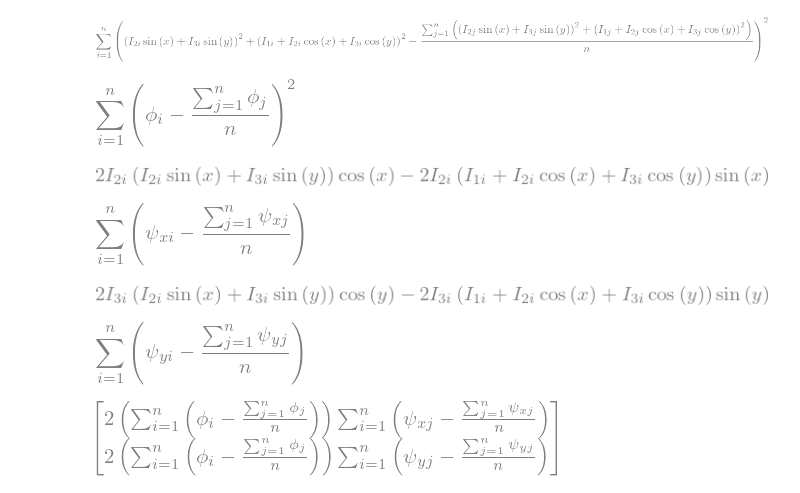
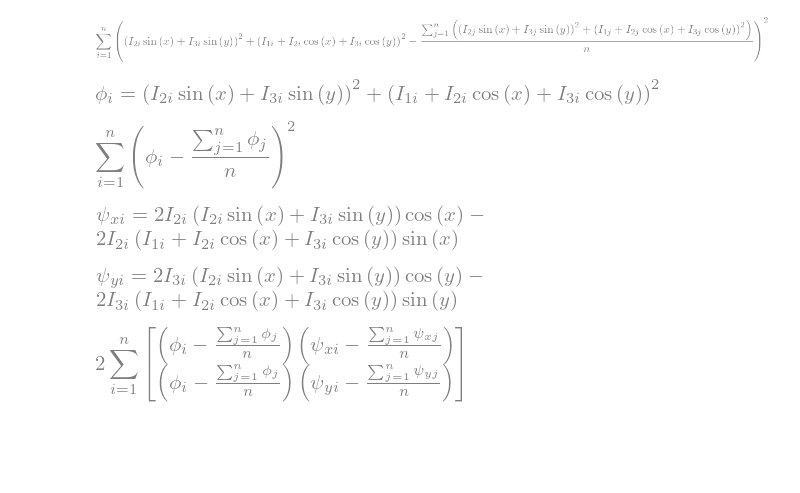
Before and after one commit to bilaljo/MiniPTI, a Jupyter notebook: gradient.ipynb, the cells around one changed output. Cells and saved outputs as stored; diff of their text form; code cells hidden in the pictures; blank space fills up the shorter version.

```diff
--- a/gradient.ipynb
+++ b/gradient.ipynb
@@ -15,6 +15,10 @@ circle = Sum((phi_i - mean) ** 2, (i, 1, n))
 circle
 # %% [output]
 [figure]
+# %%
+Eq(S("phi_i"), (I_1i + I_2i * cos(x) + I_3i * cos(y)) ** 2 + (I_2i * sin(x) + I_3i * sin(y)) ** 2)
+# %% [output]
+[figure, added]
 # %%
 phi_i_symbol = symbols("phi_i")
 phi_j_symbol = symbols("phi_j")
@@ -22,32 +26,22 @@ circle = Sum((phi_i_symbol - 1/n * Sum(phi_j_symbol, (j, 1, n))) ** 2, (i, 1, n)
 circle
 # %% [output]
 [figure]
-# %%
-phi_diff_x = diff(phi_i, x)
-phi_diff_x
-# %% [output]
-[figure, removed]
-# %%
-psi_x = symbols("psi_x_i")
-psi_xj = symbols("psi_xj")
-Sum(psi_x - 1/n * Sum(psi_xj, (j, 1, n)), (i, 1, n))
-# %% [output]
-[figure, removed]
-# %%
-partial_y = diff(phi_i, y)
-partial_y
-# %% [output]
-[figure, removed]
-# %%
-psi_y = symbols("psi_yi")
-psi_yj = symbols("psi_yj")
-Sum(psi_y - 1/n * Sum(psi_yj, (j, 1, n)), (i, 1, n))
-# %% [output]
-[figure, removed]
+# %%
+psi_x_j = symbols("psi_x_j")
+psi_x_i= symbols("psi_x_i")
+Eq(psi_x_i, diff(phi_i, x))
+# %% [output]
+[figure, added]
+# %%
+psi_y_j = symbols("psi_y_j")
+psi_y_i= symbols("psi_y_i")
+Eq(psi_y_i, diff(phi_i, y))
+# %% [output]
+[figure, added]
 # %%
-x_component = 2 * Sum(psi_xj - 1/n * Sum(psi_xj, (j, 1, n)), (i, 1, n)) * Sum((phi_i_symbol - 1/n * Sum(phi_j_symbol, (j, 1, n))), (i, 1, n))
-y_component =  2 * Sum(psi_yj - 1/n * Sum(psi_yj, (j, 1, n)), (i, 1, n)) * Sum((phi_i_symbol - 1/n * Sum(phi_j_symbol, (j, 1, n))), (i, 1, n))
-gradient = Matrix([x_component, y_component])
+x_component = (psi_x_i - 1/n * Sum(psi_x_j, (j, 1, n)))
+y_component =  (psi_y_i - 1/n * Sum(psi_y_j, (j, 1, n)))
+gradient = 2 *Sum( (phi_i_symbol - 1/n * Sum(phi_j_symbol, (j, 1, n))) * Matrix([x_component, y_component]), (i, 1, n))
 gradient
 # %% [output]
-[figure, old version]
+[figure, new version]
```
Also changed, not shown: 1 other file.
